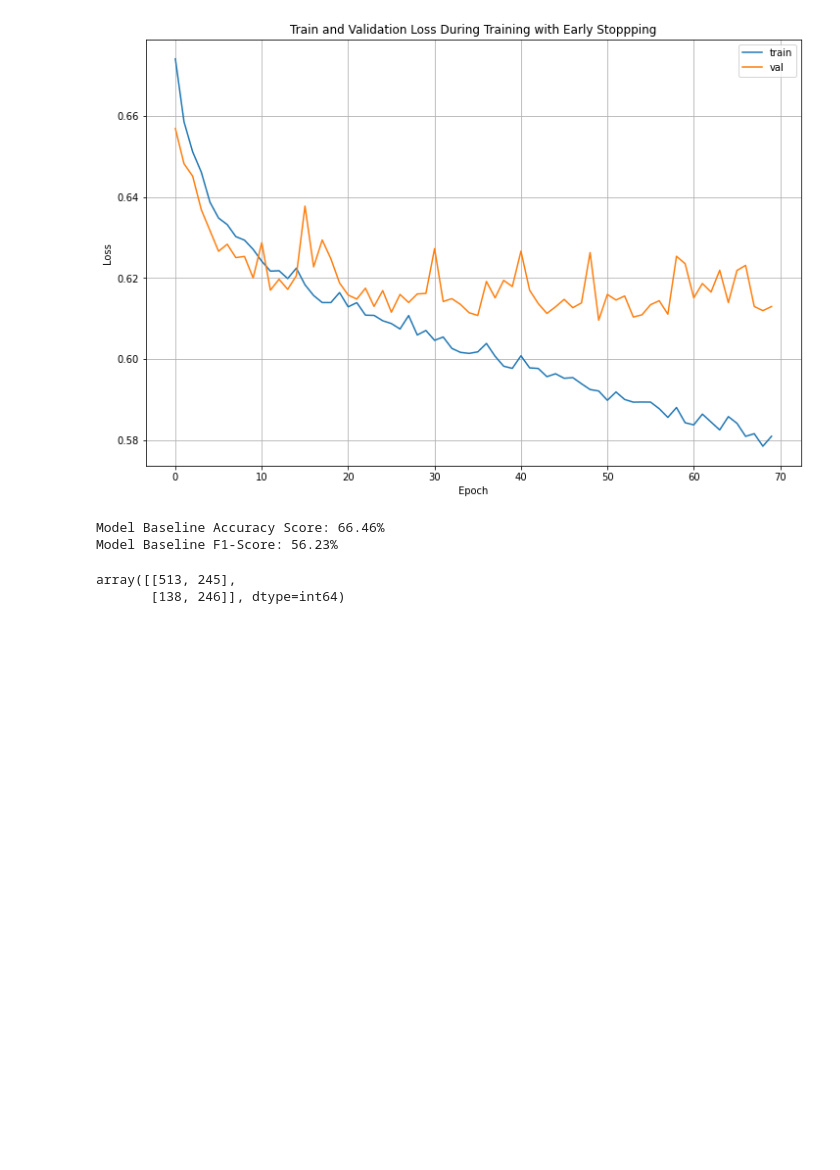
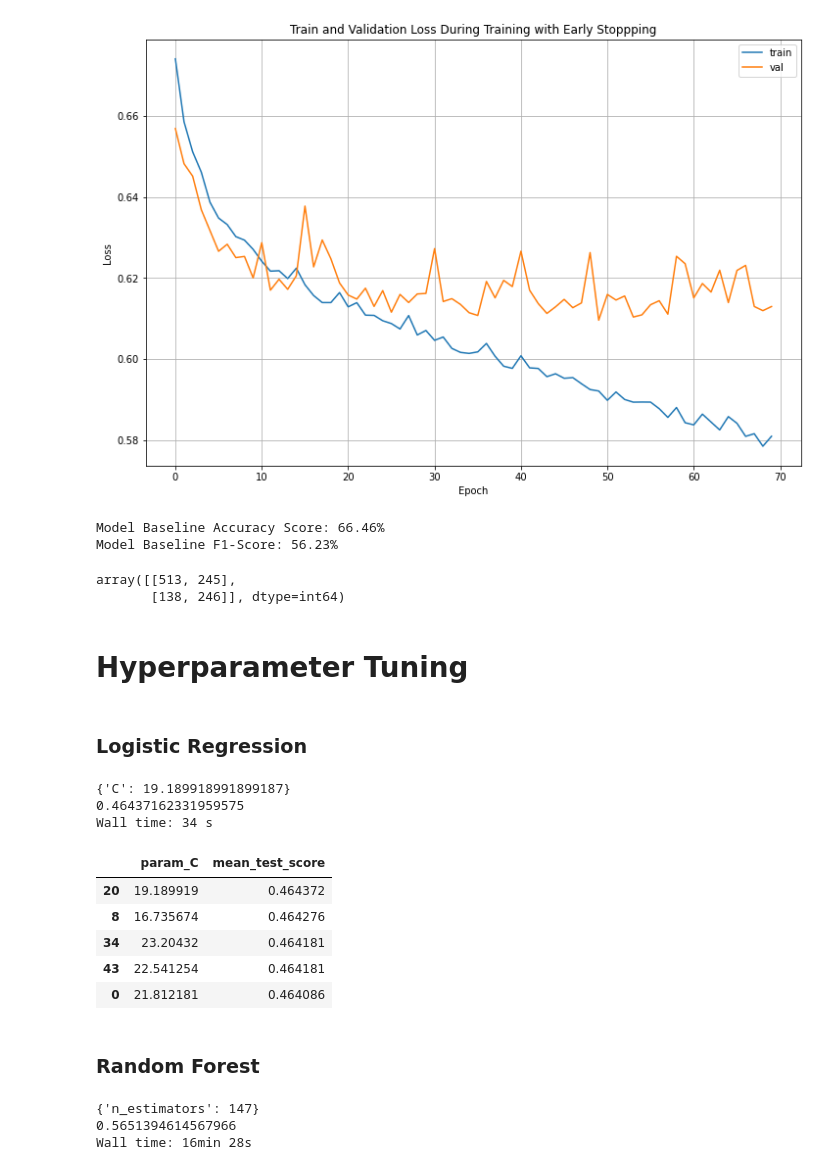
Before and after one commit to AustinYunker/Twitter-Prediction, a Jupyter notebook: Word2Vec Models.ipynb, the cells around one changed output. Saved outputs shown, nothing was run; the diff lists cells and outputs as text; code cells hidden in the pictures; blank space fills up the shorter version.

```diff
--- a/Word2Vec Models.ipynb
+++ b/Word2Vec Models.ipynb
@@ -315,3 +319,59 @@ confusion_matrix(y_pred, y_val)
 # %% [output]
 array([[513, 245],
        [138, 246]], dtype=int64)
+# %% [markdown]
+# Hyperparameter Tuning
+# %% [markdown]
+### Logistic Regression
+# %%
+%%time
+#Randomly search through the hyperparameter space
+param_distribs = {
+    "C" : np.linspace(0, 30, 10000),
+    }
+lr_clf = LogisticRegression(penalty = "l2", solver = "lbfgs", max_iter=10000)
+
+lr_rnd_search_cv = RandomizedSearchCV(lr_clf, param_distribs, n_iter = 50,
+                                   cv=2 ,scoring = 'f1', random_state=42, n_jobs = -1)
+
+lr_rnd_search_cv.fit(X_train, y_train)
+
+print(lr_rnd_search_cv.best_params_)
+print(lr_rnd_search_cv.best_score_)
+# %% [output]
+{'C': 19.189918991899187}
+0.46437162331959575
+Wall time: 34 s
+# %%
+#Save the results in a dataframe
+lr_rnd_search_df = pd.DataFrame(lr_rnd_search_cv.cv_results_)
+#Rank the results by score
+lr_rnd_search_df[["param_C", "mean_test_score"]].sort_values(by = "mean_test_score", ascending = False).head()
+# %% [output]
+|  | param_C | mean_test_score |
+| 20 | 19.189919 | 0.464372 |
+| 8 | 16.735674 | 0.464276 |
+| 34 | 23.20432 | 0.464181 |
+| 43 | 22.541254 | 0.464181 |
+| 0 | 21.812181 | 0.464086 |
+# %% [markdown]
+### Random Forest
+# %%
+%%time
+#Randomly search through the hyperparameter space
+param_distribs = {
+    "n_estimators": np.arange(50, 300)
+    }
+rf_clf = RandomForestClassifier()
+
+rf_rnd_search_cv = RandomizedSearchCV(rf_clf, param_distribs, n_iter = 30,
+                                   cv=2 ,scoring = 'f1', random_state=42)
+
+rf_rnd_search_cv.fit(X_train, y_train)
+
+print(rf_rnd_search_cv.best_params_)
+print(rf_rnd_search_cv.best_score_)
+# %% [output]
+{'n_estimators': 147}
+0.5651394614567966
+Wall time: 16min 28s
```
Also changed, not shown: parts of 14 cells of this notebook.
